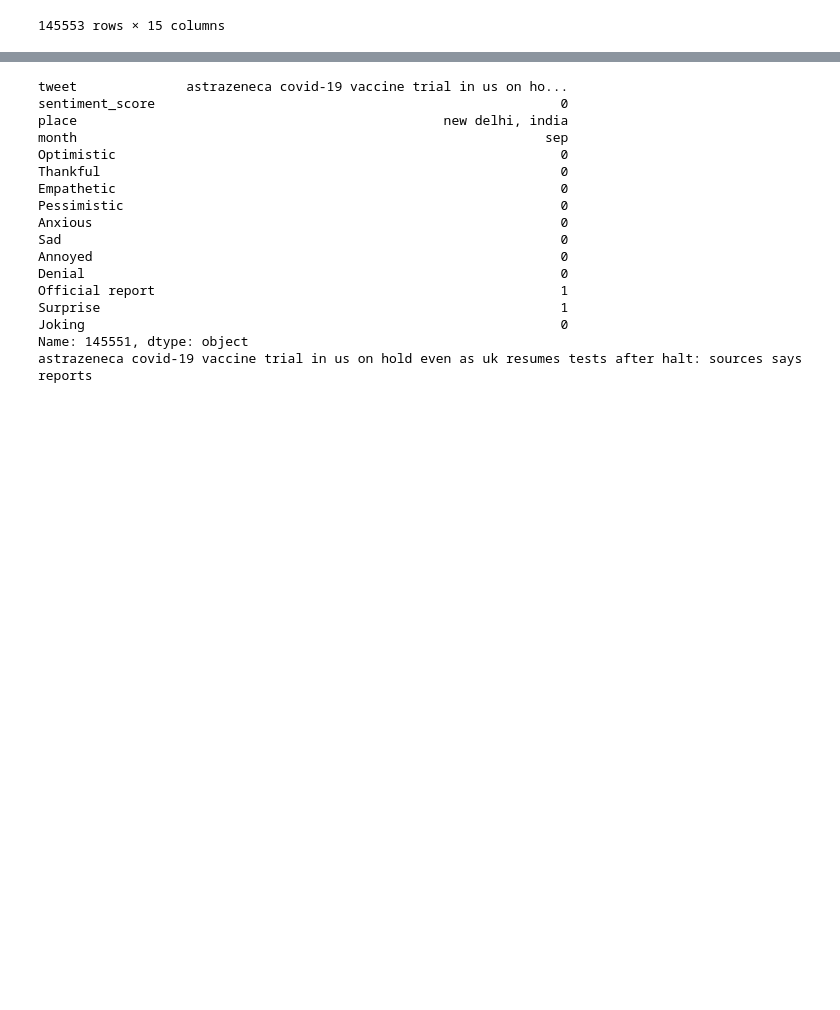
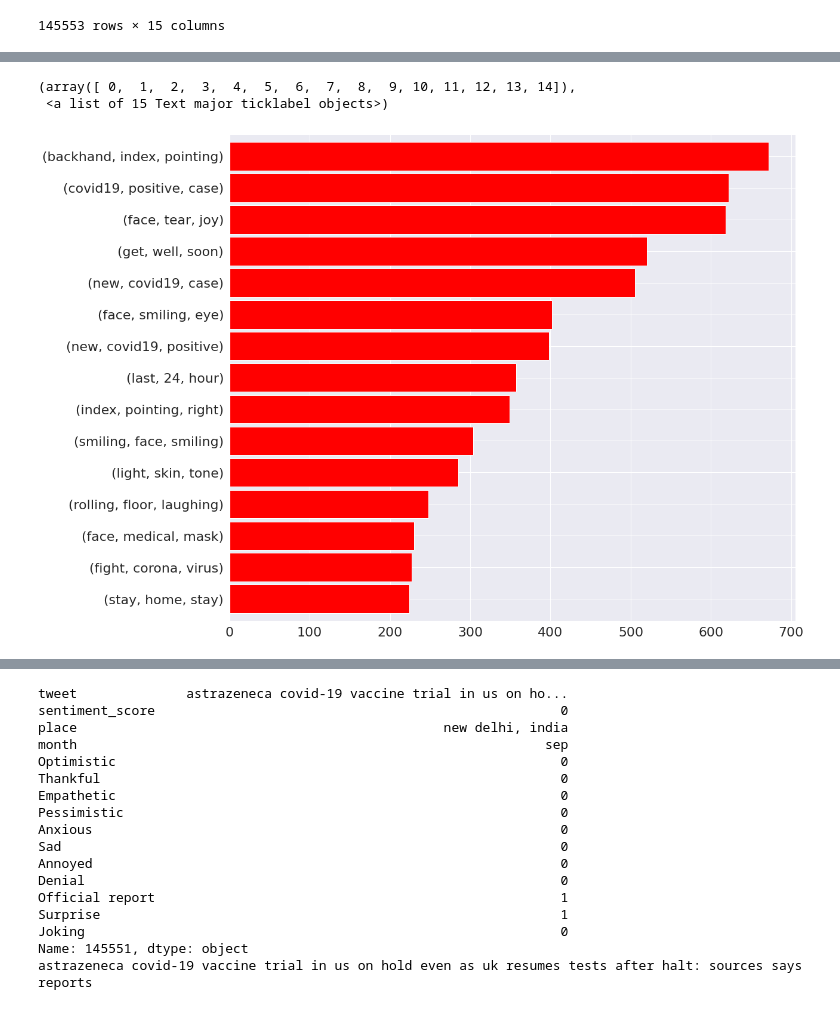
Before and after one commit to sydney-machine-learning/COVID19_sentinentanalysis, a Jupyter notebook: Visualizations on IEEE dataset.ipynb, the cells around one changed output, grey strips where cells are left out. Saved outputs shown, nothing was run; the diff lists cells and outputs as text; code cells hidden in the pictures; blank space fills up the shorter version.

```diff
--- a/Visualizations on IEEE dataset.ipynb
+++ b/Visualizations on IEEE dataset.ipynb
@@ -29,0 +82,8 @@ data
+# %%
+trigrams_series.sort_values().plot.barh(color = 'red', width = 0.9, figsize = (17, 15))
+plt.xticks(fontsize = 22)
+plt.yticks(fontsize = 22)
+# %% [output]
+(array([ 0,  1,  2,  3,  4,  5,  6,  7,  8,  9, 10, 11, 12, 13, 14]),
+ <a list of 15 Text major ticklabel objects>)
+[figure, added]
```
Also changed, not shown: parts of 54 cells of this notebook.
